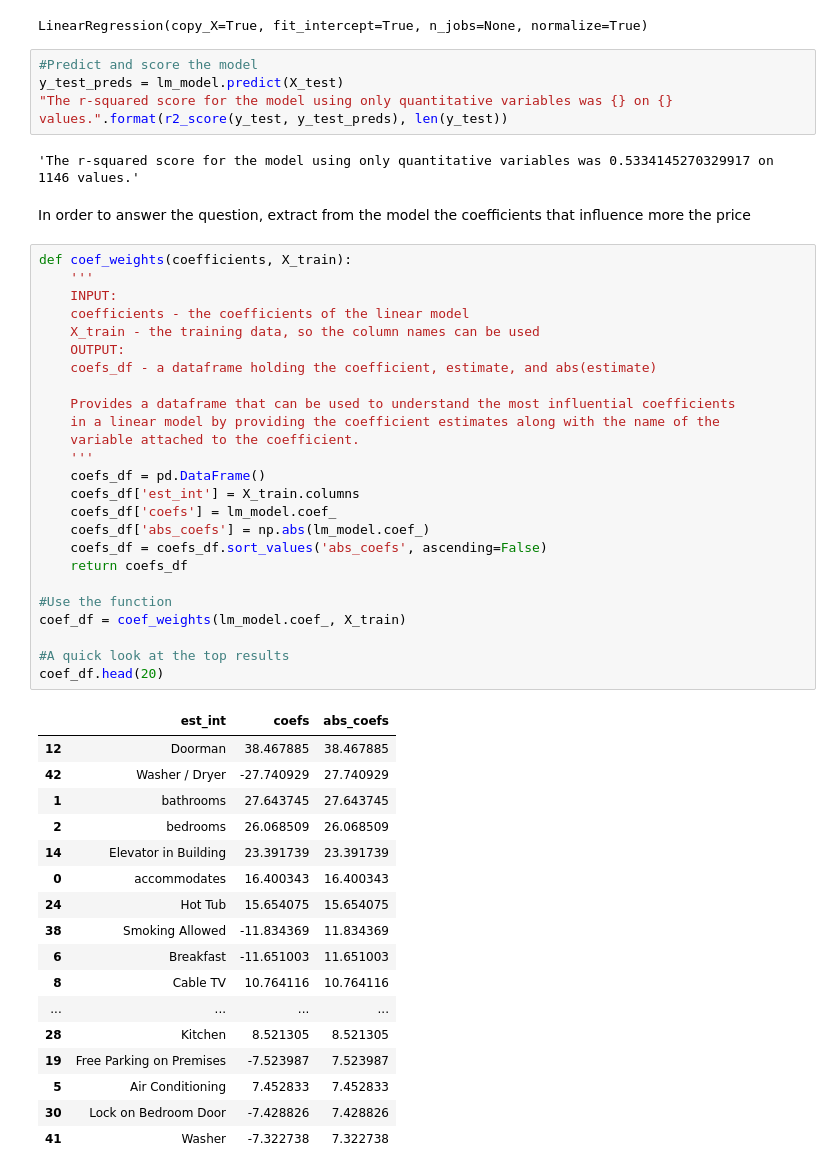
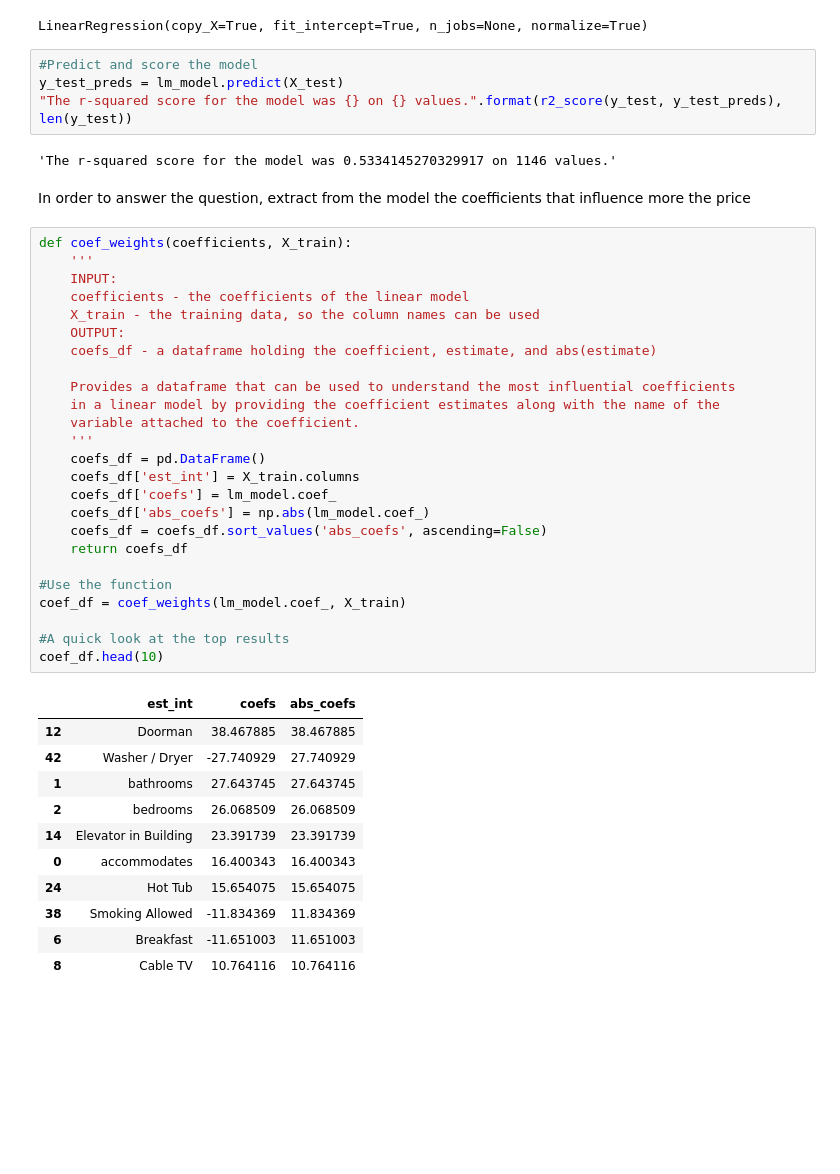
Before and after one commit to thomasredz/airbnb-seattle, a Jupyter notebook: airbnb.ipynb, the cells around one changed output. Saved outputs shown, nothing was run; the diff lists cells and outputs as text; blank space fills up the shorter version.

```diff
--- a/airbnb.ipynb
+++ b/airbnb.ipynb
@@ -396,9 +396,9 @@ LinearRegression(copy_X=True, fit_intercept=True, n_jobs=None, normalize=True)
 # %%
 #Predict and score the model
 y_test_preds = lm_model.predict(X_test)
-"The r-squared score for the model using only quantitative variables was {} on {} values.".format(r2_score(y_test, y_test_preds), len(y_test))
+"The r-squared score for the model was {} on {} values.".format(r2_score(y_test, y_test_preds), len(y_test))
 # %% [output]
-'The r-squared score for the model using only quantitative variables was 0.5334145270329917 on 1146 values.'
+'The r-squared score for the model was 0.5334145270329917 on 1146 values.'
 # %% [markdown]
 In order to answer the question, extract from the model the coefficients that influence more the price
 # %%
@@ -410,37 +410,31 @@ def coef_weights(coefficients, X_train):
     OUTPUT:
     coefs_df - a dataframe holding the coefficient, estimate, and abs(estimate)
 
     Provides a dataframe that can be used to understand the most influential coefficients
     in a linear model by providing the coefficient estimates along with the name of the
     variable attached to the coefficient.
     '''
     coefs_df = pd.DataFrame()
     coefs_df['est_int'] = X_train.columns
     coefs_df['coefs'] = lm_model.coef_
     coefs_df['abs_coefs'] = np.abs(lm_model.coef_)
     coefs_df = coefs_df.sort_values('abs_coefs', ascending=False)
     return coefs_df
 
 #Use the function
 coef_df = coef_weights(lm_model.coef_, X_train)
 
 #A quick look at the top results
-coef_df.head(20)
+coef_df.head(10)
 # %% [output]
 |  | est_int | coefs | abs_coefs |
 | 12 | Doorman | 38.467885 | 38.467885 |
 | 42 | Washer / Dryer | -27.740929 | 27.740929 |
 | 1 | bathrooms | 27.643745 | 27.643745 |
 | 2 | bedrooms | 26.068509 | 26.068509 |
 | 14 | Elevator in Building | 23.391739 | 23.391739 |
 | 0 | accommodates | 16.400343 | 16.400343 |
 | 24 | Hot Tub | 15.654075 | 15.654075 |
 | 38 | Smoking Allowed | -11.834369 | 11.834369 |
 | 6 | Breakfast | -11.651003 | 11.651003 |
 | 8 | Cable TV | 10.764116 | 10.764116 |
-| ... | ... | ... | ... |
-| 28 | Kitchen | 8.521305 | 8.521305 |
-| 19 | Free Parking on Premises | -7.523987 | 7.523987 |
-| 5 | Air Conditioning | 7.452833 | 7.452833 |
-| 30 | Lock on Bedroom Door | -7.428826 | 7.428826 |
-| 41 | Washer | -7.322738 | 7.322738 |
```
